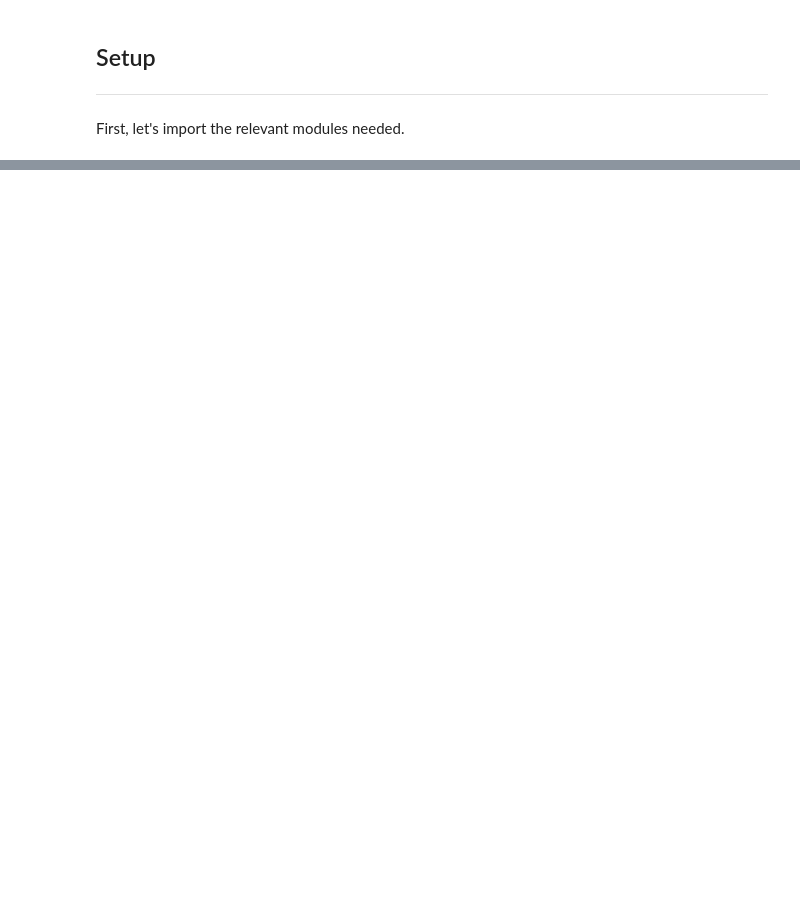
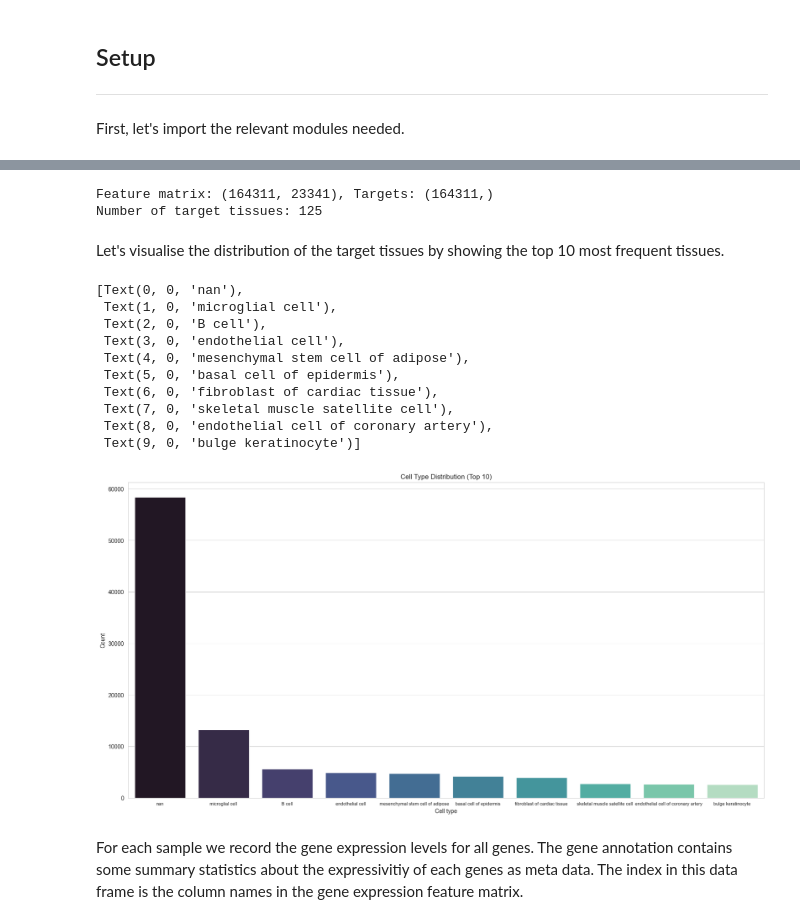
Before and after one commit to mikasenghaas/few-shot-benchmark, a Jupyter notebook: notebooks/eda.ipynb, the cells around one changed output, grey strips where cells are left out. Saved outputs shown, nothing was run; the diff lists cells and outputs as text; code cells hidden in the pictures; blank space fills up the shorter version.

Commit message:
feat(eda): added demo and information about tabula muris dataset

```diff
--- a/notebooks/eda.ipynb
+++ b/notebooks/eda.ipynb
@@ -272,0 +213,8 @@ te_smps, te_trgs = next(iter(tm_test_loader))
+# %%
+from datasets.cell.utils import MacaData  # noqa
+
+path = os.path.join("..", "data", "tabula_muris", "tabula-muris-comet.h5ad")
+
+start = time.time()
+maca_data = MacaData(path=path)
+print(f"⌛ Loaded data in {time.time() - start:.2f} seconds.")
@@ -272,0 +223,4 @@ te_smps, te_trgs = next(iter(tm_test_loader))
+# %%
+# Save attributes
+raw_data = maca_data.adata
+trg2idx, idx2trg = maca_data.trg2idx, maca_data.idx2trg
@@ -272,0 +284,46 @@ te_smps, te_trgs = next(iter(tm_test_loader))
+# %%
+# We can get the features and targets as numpy arrays (this is done in the TMDataset class as well)
+feature_matrix = raw_data.X
+targets = raw_data.obs["label"].cat.codes.to_numpy()
+
+print(f"Feature matrix: {feature_matrix.shape}, Targets: {targets.shape}")
+print(f"Number of target tissues: {len(np.unique(targets))}")
+# %% [output]
+Feature matrix: (164311, 23341), Targets: (164311,)
+Number of target tissues: 125
+# %% [markdown]
+Let's visualise the distribution of the target tissues by showing the top 10
+most frequent tissues.
+# %%
+# Plot Cell Type Distribution
+_, ax = plt.subplots(figsize=(20, 10))
+cell_types = [maca_data.idx2trg[idx] for idx in targets]
+
+top_k = 10
+counts = collections.Counter(cell_types)
+counts = dict(sorted(counts.items(), key=lambda x: x[1], reverse=True)[:top_k])
+
+sns.barplot(x=list(counts.keys()), y=list(
+
+    counts.values()), palette="mako", ax=ax)
+ax.set(
+    xlabel="Cell type", ylabel="Count", title=f"Cell Type Distribution (Top {top_k})"
+)
+ax.set_xticklabels(ax.get_xticklabels(), fontsize=8)
+# %% [output]
+[Text(0, 0, 'nan'),
+ Text(1, 0, 'microglial cell'),
+ Text(2, 0, 'B cell'),
+ Text(3, 0, 'endothelial cell'),
+ Text(4, 0, 'mesenchymal stem cell of adipose'),
+ Text(5, 0, 'basal cell of epidermis'),
+ Text(6, 0, 'fibroblast of cardiac tissue'),
+ Text(7, 0, 'skeletal muscle satellite cell'),
+ Text(8, 0, 'endothelial cell of coronary artery'),
+ Text(9, 0, 'bulge keratinocyte')]
+[figure, added]
+# %% [markdown]
+For each sample we record the gene expression levels for all genes. The gene
+annotation contains some summary statistics about the expressivitiy of each
+genes as meta data. The index in this data frame is the column names in the gene
+expression feature matrix.
```
Also changed, not shown: parts of 89 cells of this notebook.
